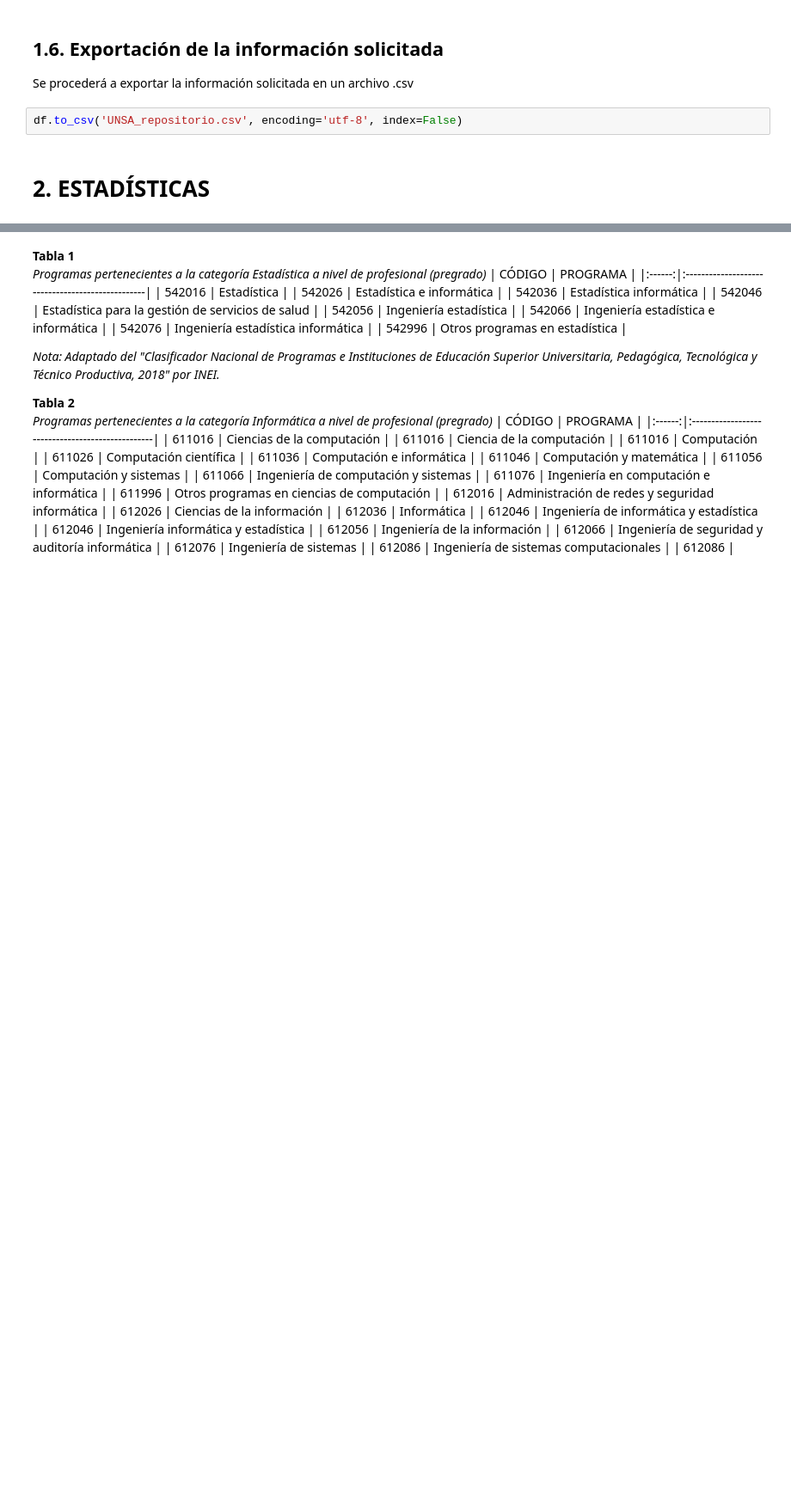
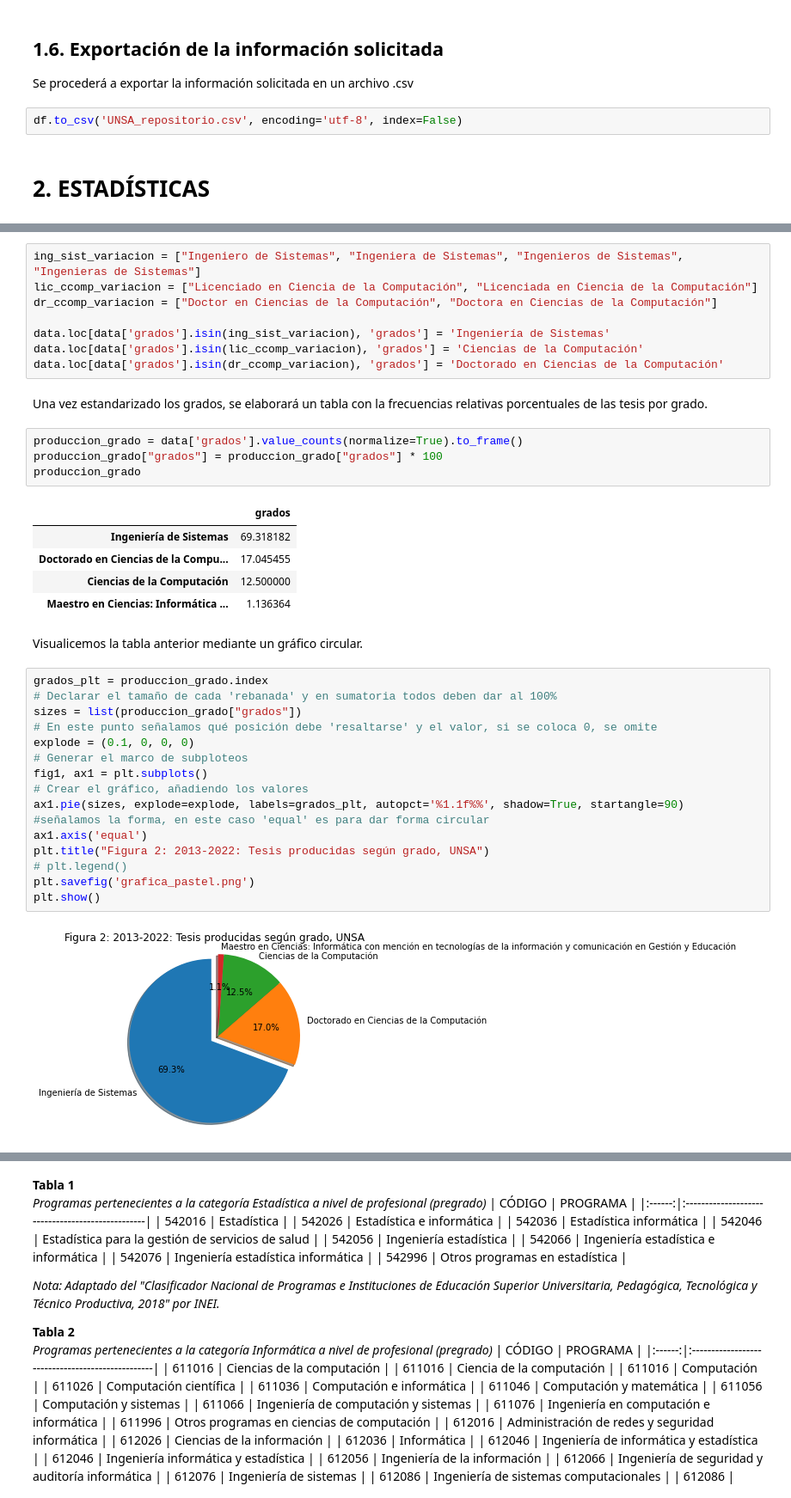
Before and after one commit to Geraldine-Geronimo/LP2_TRABAJO_FINAL, a Jupyter notebook: UNSA.ipynb, the cells around one changed output, grey strips where cells are left out. Shown at 86% size. Drawn from its saved outputs; the diff is of its cells as text; blank space fills up the shorter version.

```diff
--- a/UNSA.ipynb
+++ b/UNSA.ipynb
@@ -269,0 +314,40 @@ Texto
+# %%
+ing_sist_variacion = ["Ingeniero de Sistemas", "Ingeniera de Sistemas", "Ingenieros de Sistemas", "Ingenieras de Sistemas"]
+lic_ccomp_variacion = ["Licenciado en Ciencia de la Computación", "Licenciada en Ciencia de la Computación"]
+dr_ccomp_variacion = ["Doctor en Ciencias de la Computación", "Doctora en Ciencias de la Computación"]
+
+data.loc[data['grados'].isin(ing_sist_variacion), 'grados'] = 'Ingeniería de Sistemas'
+data.loc[data['grados'].isin(lic_ccomp_variacion), 'grados'] = 'Ciencias de la Computación'
+data.loc[data['grados'].isin(dr_ccomp_variacion), 'grados'] = 'Doctorado en Ciencias de la Computación'
+# %% [markdown]
+Una vez estandarizado los grados, se elaborará un tabla con la frecuencias relativas porcentuales de las tesis por grado.
+# %%
+produccion_grado = data['grados'].value_counts(normalize=True).to_frame()
+produccion_grado["grados"] = produccion_grado["grados"] * 100
+produccion_grado
+# %% [output]
+|  | grados |
+| Ingeniería de Sistemas | 69.318182 |
+| Doctorado en Ciencias de la Compu... | 17.045455 |
+| Ciencias de la Computación | 12.500000 |
+| Maestro en Ciencias: Informática ... | 1.136364 |
+# %% [markdown]
+Visualicemos la tabla anterior mediante un gráfico circular.
+# %%
+grados_plt = produccion_grado.index
+# Declarar el tamaño de cada 'rebanada' y en sumatoria todos deben dar al 100%
+sizes = list(produccion_grado["grados"])
+# En este punto señalamos qué posición debe 'resaltarse' y el valor, si se coloca 0, se omite
+explode = (0.1, 0, 0, 0)
+# Generar el marco de subploteos
+fig1, ax1 = plt.subplots()
+# Crear el gráfico, añadiendo los valores
+ax1.pie(sizes, explode=explode, labels=grados_plt, autopct='%1.1f%%', shadow=True, startangle=90)
+#señalamos la forma, en este caso 'equal' es para dar forma circular
+ax1.axis('equal')
+plt.title("Figura 2: 2013-2022: Tesis producidas según grado, UNSA")
+# plt.legend()
+plt.savefig('grafica_pastel.png')
+plt.show()
+# %% [output]
+[figure, added]
```
Also changed, not shown: parts of 11 cells of this notebook.
